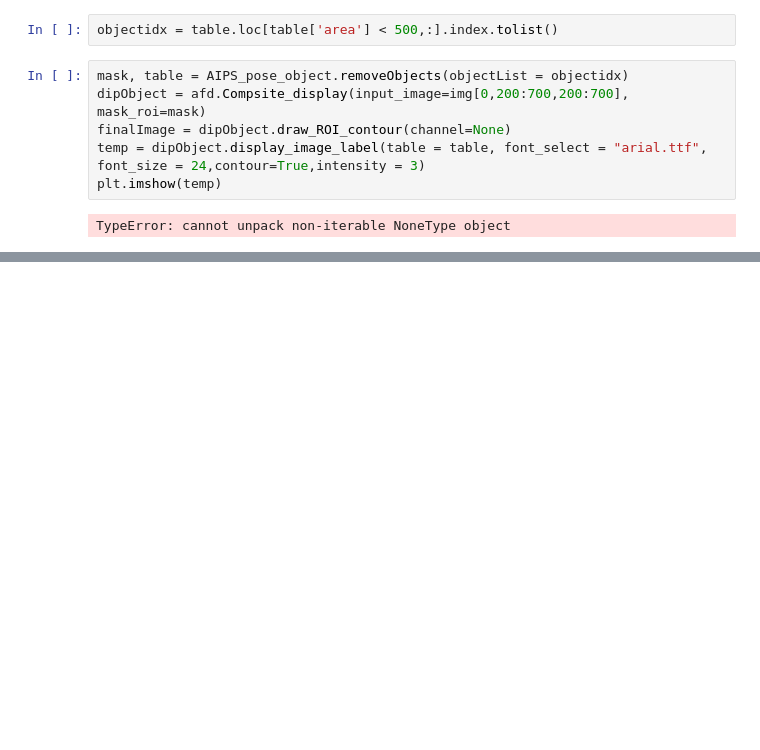
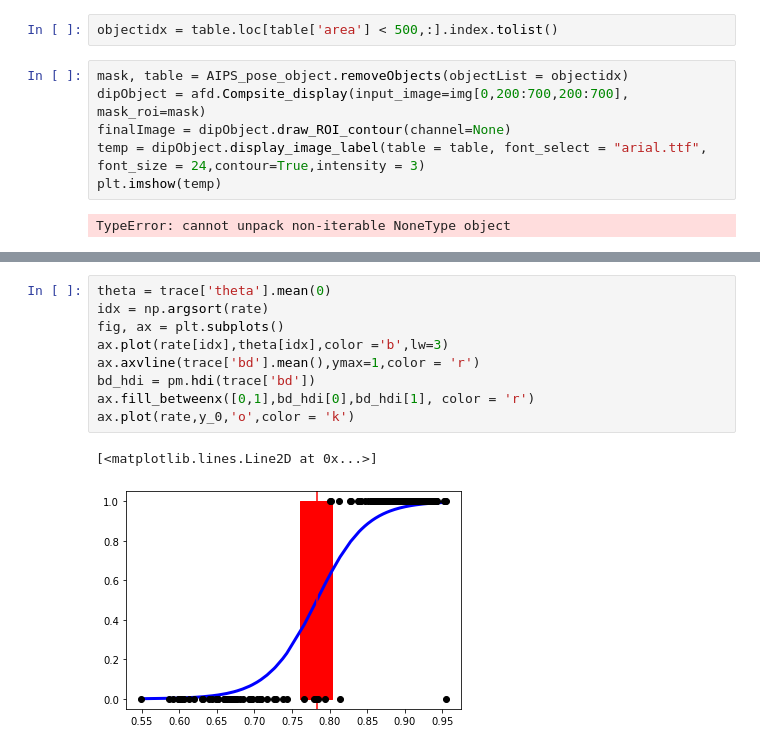
Before and after one commit to gkanfer/deploy_AIPS, a Jupyter notebook: BayesTraining/seeborn histogram.ipynb, the cells around one changed output, grey strips where cells are left out. Drawn from its saved outputs; the diff is of its cells as text; blank space fills up the shorter version.

```diff
--- a/BayesTraining/seeborn histogram.ipynb
+++ b/BayesTraining/seeborn histogram.ipynb
@@ -189,0 +273,12 @@ TypeError: cannot unpack non-iterable NoneType object
+# %%
+theta = trace['theta'].mean(0)
+idx = np.argsort(rate)
+fig, ax = plt.subplots()
+ax.plot(rate[idx],theta[idx],color ='b',lw=3)
+ax.axvline(trace['bd'].mean(),ymax=1,color = 'r')
+bd_hdi = pm.hdi(trace['bd'])
+ax.fill_betweenx([0,1],bd_hdi[0],bd_hdi[1], color = 'r')
+ax.plot(rate,y_0,'o',color = 'k')
+# %% [output]
+[<matplotlib.lines.Line2D at 0x...>]
+[figure, added]
```
Also changed, not shown: parts of 17 cells of this notebook, 18 other files.
